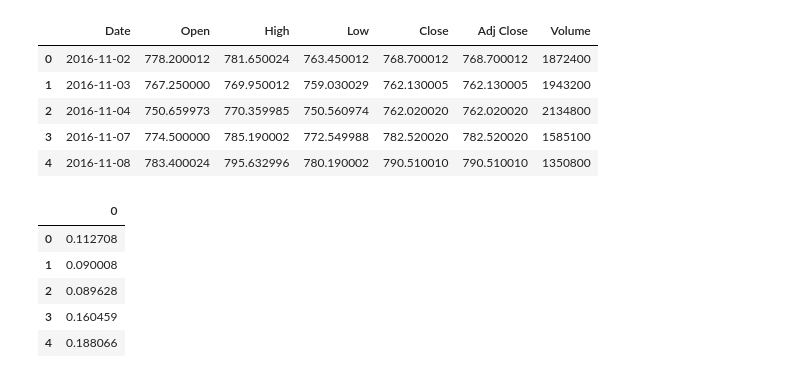
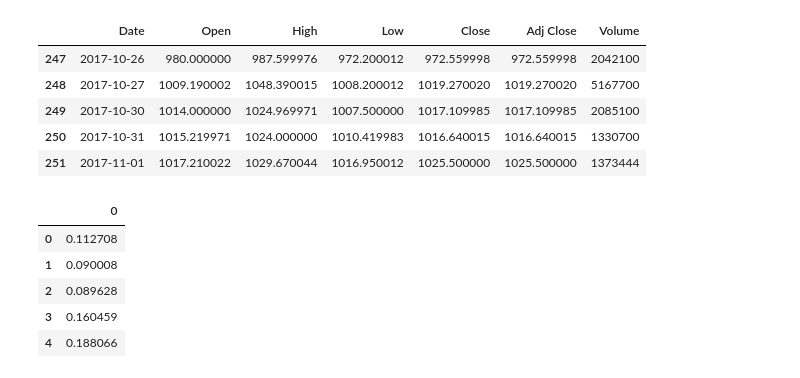
Before and after one commit to huseinzol05/Stock-Prediction-Models, a Jupyter notebook: deep-learning/how-to-forecast.ipynb, the cells around one changed output. Drawn from its saved outputs; the diff is of its cells as text; code cells hidden in the pictures.

```diff
--- a/deep-learning/how-to-forecast.ipynb
+++ b/deep-learning/how-to-forecast.ipynb
@@ -19,13 +20,13 @@ tf.compat.v1.random.set_random_seed(1234)
 # %%
 df = pd.read_csv('../dataset/GOOG-year.csv')
-df.head()
+df.tail()
 # %% [output]
 |  | Date | Open | High | Low | Close | Adj Close | Volume |
-| 0 | 2016-11-02 | 778.200012 | 781.650024 | 763.450012 | 768.700012 | 768.700012 | 1872400 |
-| 1 | 2016-11-03 | 767.250000 | 769.950012 | 759.030029 | 762.130005 | 762.130005 | 1943200 |
-| 2 | 2016-11-04 | 750.659973 | 770.359985 | 750.560974 | 762.020020 | 762.020020 | 2134800 |
-| 3 | 2016-11-07 | 774.500000 | 785.190002 | 772.549988 | 782.520020 | 782.520020 | 1585100 |
-| 4 | 2016-11-08 | 783.400024 | 795.632996 | 780.190002 | 790.510010 | 790.510010 | 1350800 |
+| 247 | 2017-10-26 | 980.000000 | 987.599976 | 972.200012 | 972.559998 | 972.559998 | 2042100 |
+| 248 | 2017-10-27 | 1009.190002 | 1048.390015 | 1008.200012 | 1019.270020 | 1019.270020 | 5167700 |
+| 249 | 2017-10-30 | 1014.000000 | 1024.969971 | 1007.500000 | 1017.109985 | 1017.109985 | 2085100 |
+| 250 | 2017-10-31 | 1015.219971 | 1024.000000 | 1010.419983 | 1016.640015 | 1016.640015 | 1330700 |
+| 251 | 2017-11-01 | 1017.210022 | 1029.670044 | 1016.950012 | 1025.500000 | 1025.500000 | 1373444 |
 # %%
 minmax = MinMaxScaler().fit(df.iloc[:, 4:5].astype('float32')) # Close index
 df_log = minmax.transform(df.iloc[:, 4:5].astype('float32')) # Close index
```
Also changed, not shown: parts of 6 cells of this notebook, 1 other file.
